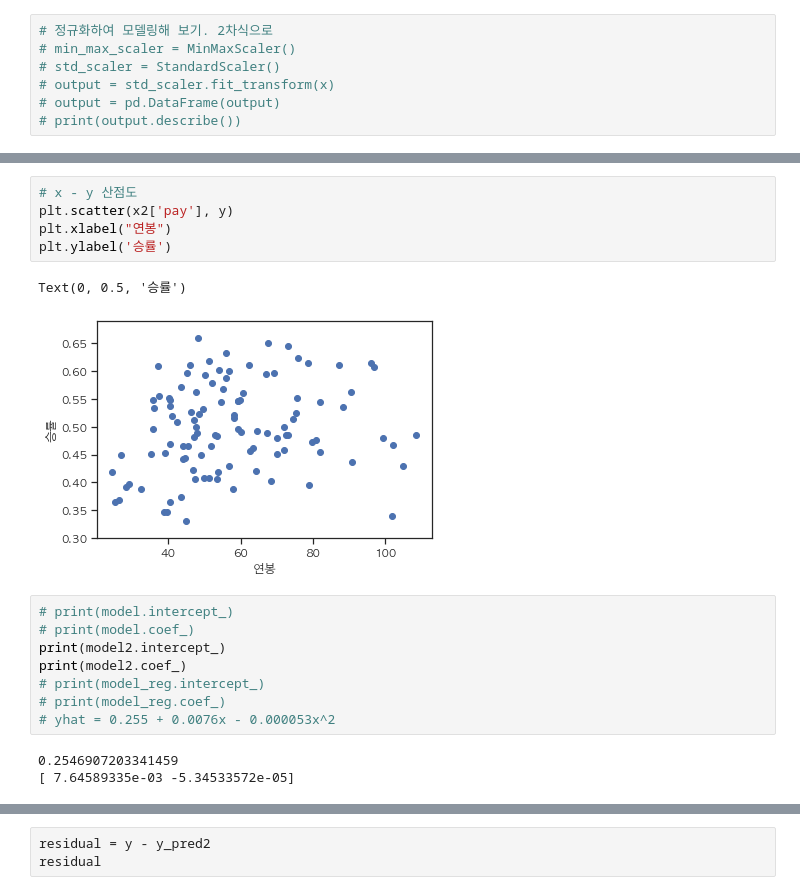
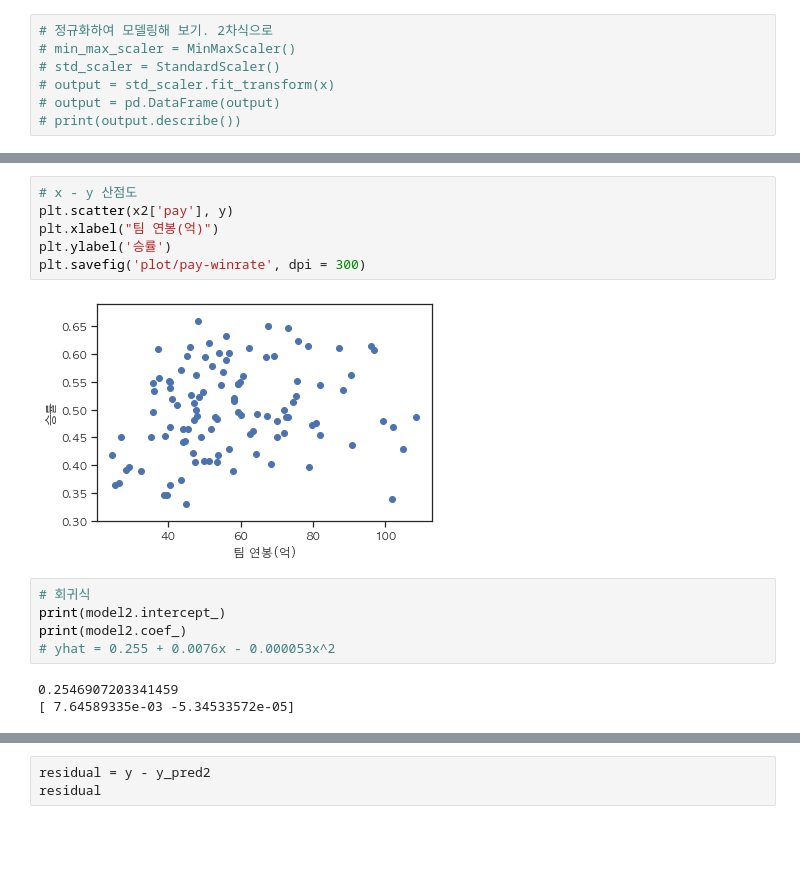
Before and after one commit to sulmasulma/baseball, a Jupyter notebook: data_analysis.ipynb, the cells around one changed output, grey strips where cells are left out. Saved outputs shown, nothing was run; the diff lists cells and outputs as text; blank space fills up the shorter version.

```diff
--- a/data_analysis.ipynb
+++ b/data_analysis.ipynb
@@ -152,18 +174,15 @@ plt.show()
 # %%
 # x - y 산점도
 plt.scatter(x2['pay'], y)
-plt.xlabel("연봉")
+plt.xlabel("팀 연봉(억)")
 plt.ylabel('승률')
+plt.savefig('plot/pay-winrate', dpi = 300)
 # %% [output]
-Text(0, 0.5, '승률')
-[figure, old version]
+[figure, new version]
 # %%
-# print(model.intercept_)
-# print(model.coef_)
+# 회귀식
 print(model2.intercept_)
 print(model2.coef_)
-# print(model_reg.intercept_)
-# print(model_reg.coef_)
 # yhat = 0.255 + 0.0076x - 0.000053x^2
 # %% [output]
 0.2546907203341459
```
Also changed, not shown: parts of 36 cells of this notebook.
